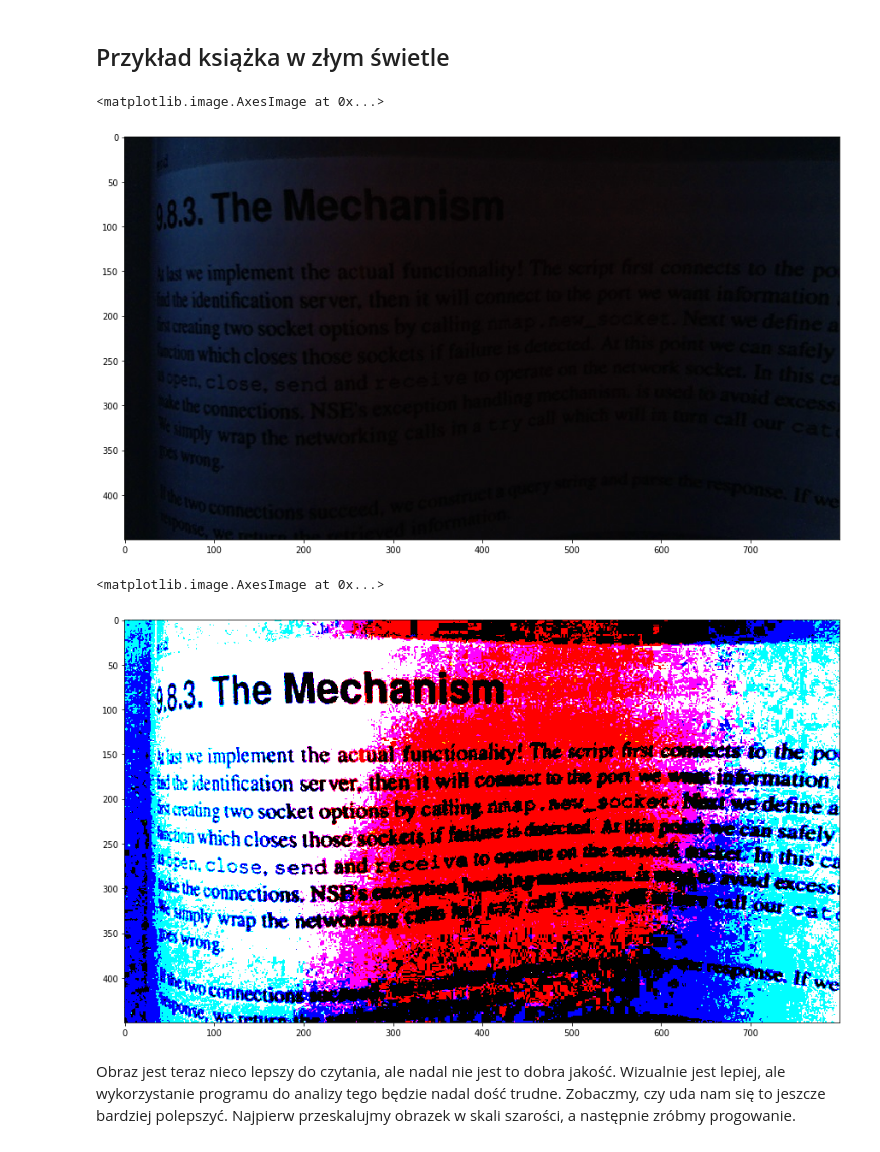
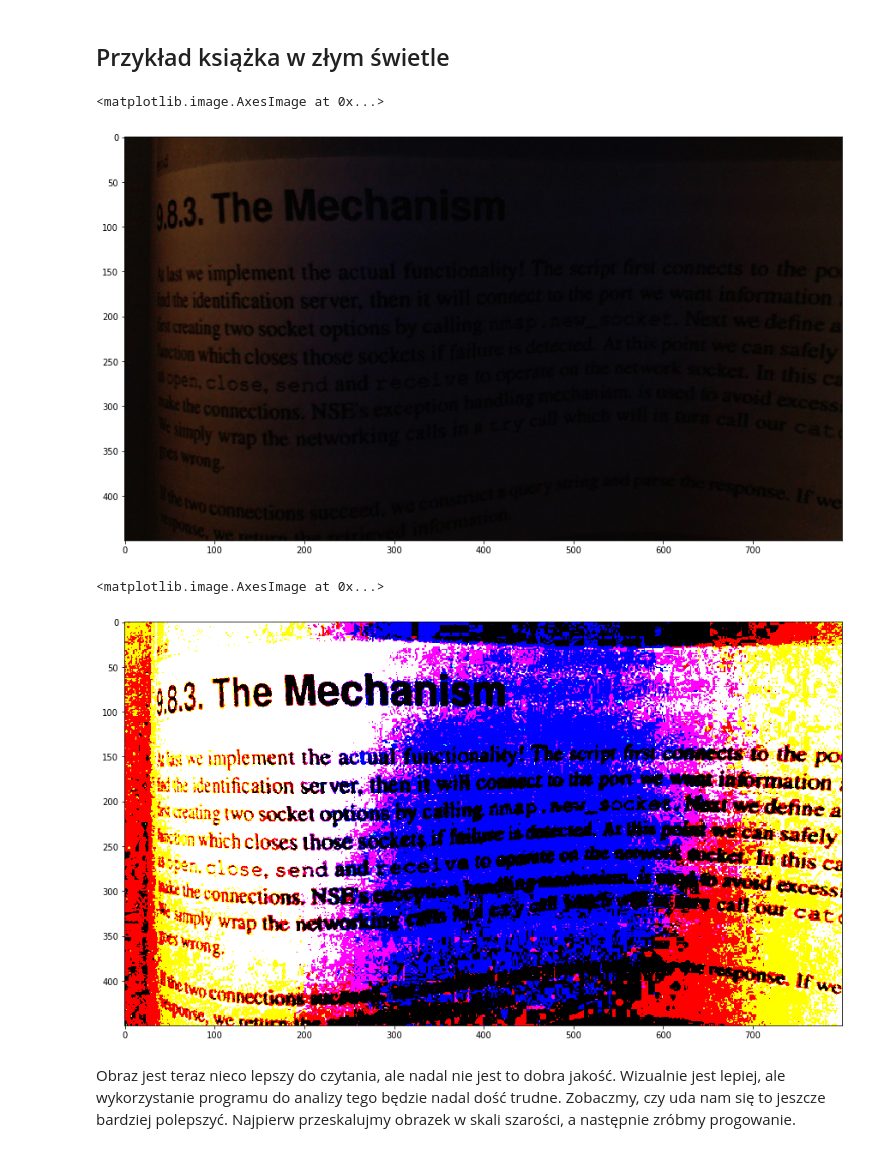
Before and after one commit to xenteros/data-science-training, a Jupyter notebook: opencv/4_thresholding.ipynb, the cells around one changed output. Drawn from its saved outputs; the diff is of its cells as text; code cells hidden in the pictures.

```diff
--- a/opencv/4_thresholding.ipynb
+++ b/opencv/4_thresholding.ipynb
@@ -79,17 +94,17 @@ plt.show()
 # %% [markdown]
 ## Przykład książka w złym świetle
 # %%
-image = cv2.imread('images/book_threshold.png')
-plt.imshow(image)
+image = cv2.imread('agh_cv/book_threshold.png')
+plt.imshow(cv2.cvtColor(image, cv2.COLOR_BGR2RGB))
 # %% [output]
 <matplotlib.image.AxesImage at 0x...>
-[figure, old version]
+[figure, new version]
 # %%
 ret, threshold = cv2.threshold(image, 12, 255, cv2.THRESH_BINARY)
-plt.imshow(threshold)
+plt.imshow(cv2.cvtColor(threshold, cv2.COLOR_BGR2RGB))
 # %% [output]
 <matplotlib.image.AxesImage at 0x...>
-[figure, old version]
+[figure, new version]
 # %% [markdown]
 Obraz jest teraz nieco lepszy do czytania, ale nadal nie jest to dobra jakość. Wizualnie jest lepiej, ale wykorzystanie programu do analizy tego będzie nadal dość trudne. Zobaczmy, czy uda nam się to jeszcze bardziej polepszyć. Najpierw przeskalujmy obrazek w skali szarości, a następnie zróbmy progowanie.
 # %%
```
Also changed, not shown: parts of 17 cells of this notebook.
